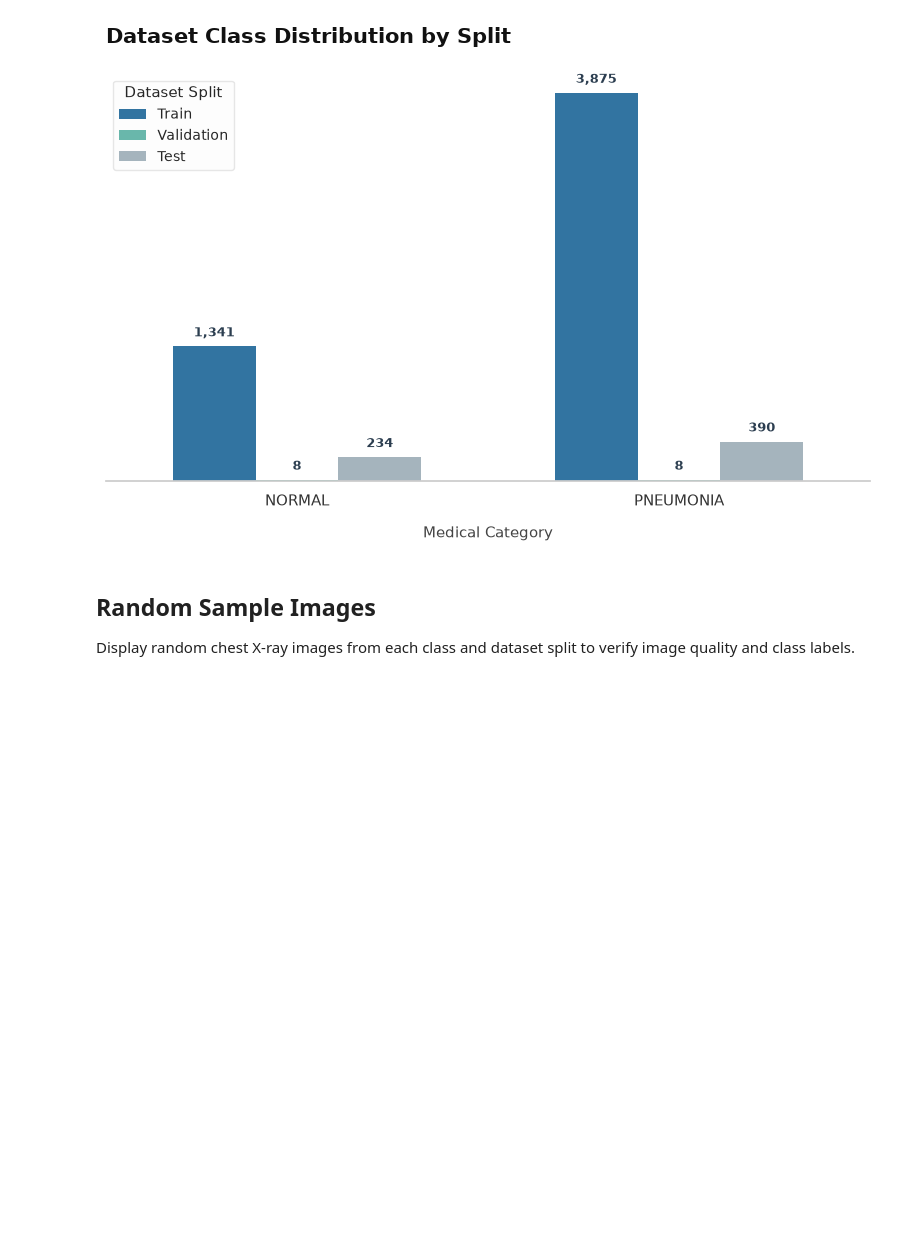
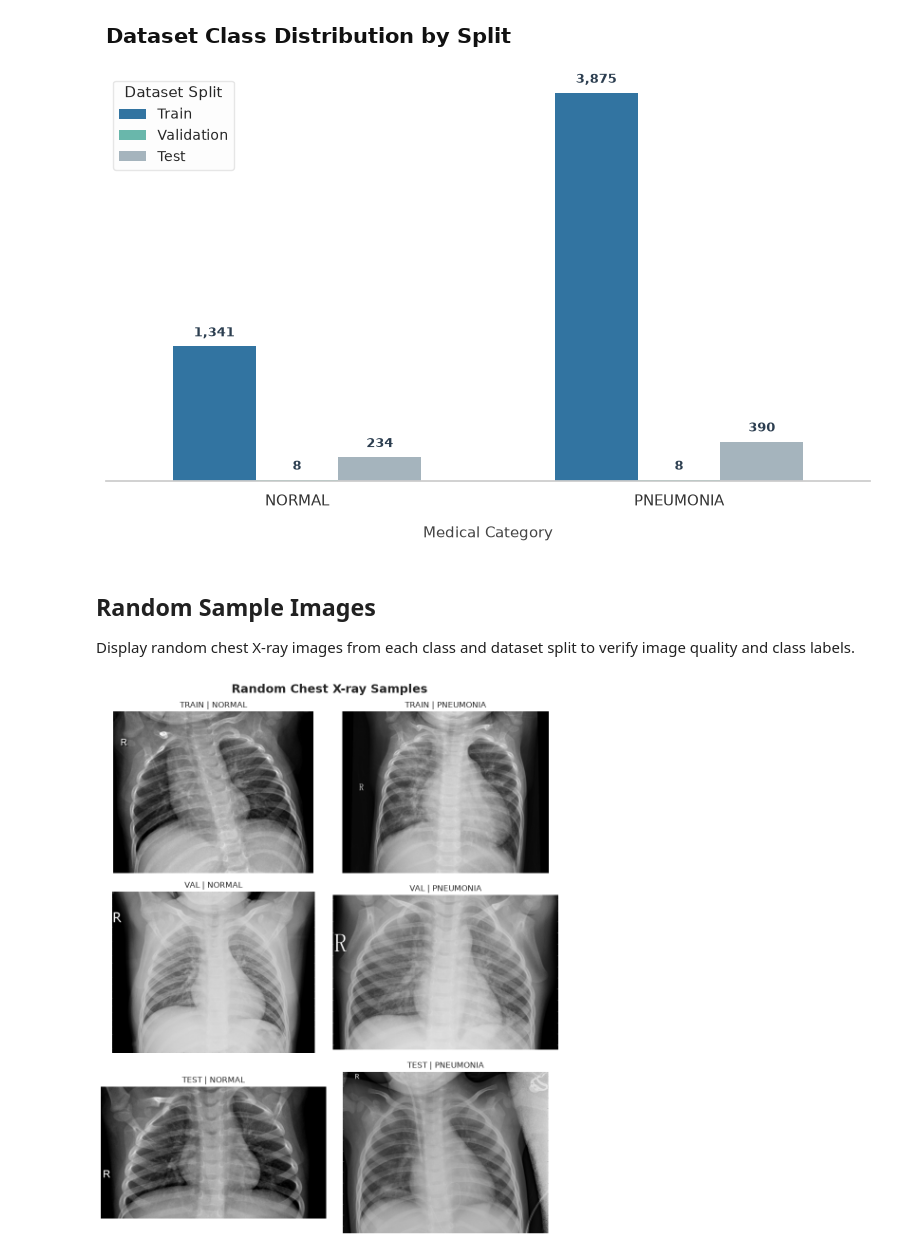
Before and after one commit to jaimulhaque/Pneumonia-MultiModel-XAI, a Jupyter notebook: notebooks/01_Setup_Data_Verification.ipynb, the cells around one changed output. Saved outputs shown, nothing was run; the diff lists cells and outputs as text; code cells hidden in the pictures; blank space fills up the shorter version.

Commit message:
Update training notebook

```diff
--- a/notebooks/01_Setup_Data_Verification.ipynb
+++ b/notebooks/01_Setup_Data_Verification.ipynb
@@ -478,3 +478,53 @@ findfont: Failed to find font weight medium, now using 400.
 ## Random Sample Images
 
 Display random chest X-ray images from each class and dataset split to verify image quality and class labels.
+# %%
+# ============================================================
+# Display Random Sample Images
+# ============================================================
+
+import random
+from PIL import Image
+import matplotlib.pyplot as plt
+import seaborn as sns
+
+sns.set_theme(style="whitegrid", context="notebook")
+
+splits = ["train", "val", "test"]
+classes = ["NORMAL", "PNEUMONIA"]
+
+fig, axes = plt.subplots(
+    len(splits),
+    len(classes),
+    figsize=(10, 12)
+)
+
+for i, split in enumerate(splits):
+    for j, cls in enumerate(classes):
+
+        image_dir = DATASET_DIR / split / cls
+
+        image_files = [
+            img for img in image_dir.iterdir()
+            if img.suffix.lower() in [".jpg", ".jpeg", ".png"]
+        ]
+
+        sample = random.choice(image_files)
+
+        image = Image.open(sample)
+
+        axes[i, j].imshow(image, cmap="gray")
+        axes[i, j].set_title(f"{split.upper()} | {cls}")
+        axes[i, j].axis("off")
+
+plt.suptitle(
+    "Random Chest X-ray Samples",
+    fontsize=18,
+    fontweight="bold"
+)
+
+plt.tight_layout()
+
+plt.show()
+# %% [output]
+[figure, added]
```
